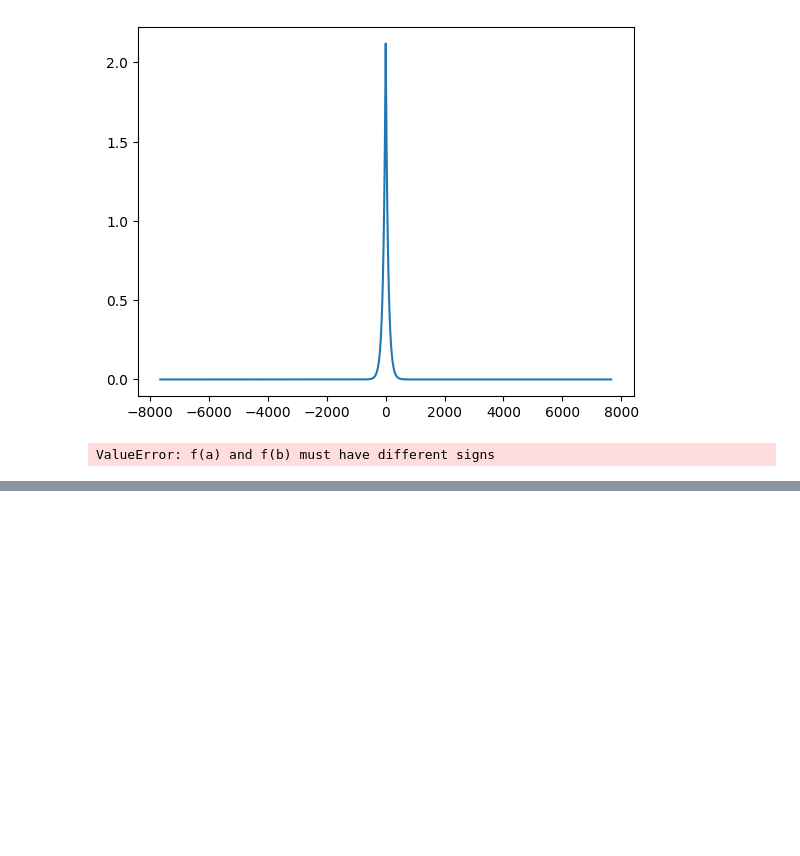
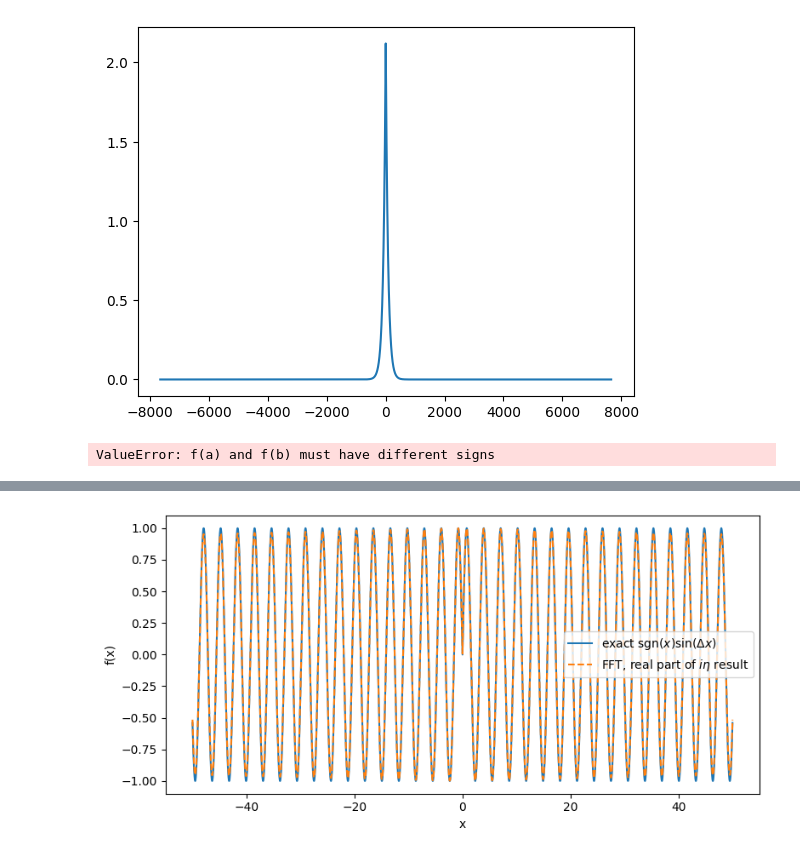
Before and after one commit to ClaudioQTM/2D_array, a Jupyter notebook: src/W_state/W_state_FFT.ipynb, the cells around one changed output, grey strips where cells are left out. Saved outputs shown, nothing was run; the diff lists cells and outputs as text; code cells hidden in the pictures; blank space fills up the shorter version.

```diff
--- a/src/W_state/W_state_FFT.ipynb
+++ b/src/W_state/W_state_FFT.ipynb
@@ -386,0 +421,87 @@ ValueError: f(a) and f(b) must have different signs
+# %%
+import numpy as np
+import matplotlib.pyplot as plt
+
+
+def inverse_pv_fft_i_eta(Delta, eta, N=2**20, dx=0.02):
+    """
+    Approximate
+
+        f(x) = int dk/(2pi) exp(i k x)
+               2 Delta PV[1/(Delta^2-k^2)]
+
+    using FFT and the i eta prescription
+
+        2 Delta / (Delta^2 - k^2 + i eta).
+
+    The real part gives the PV inverse transform.
+    """
+
+    # Real-space grid
+    x = (np.arange(N) - N // 2) * dx
+
+    # FFT-compatible momentum grid, unshifted
+    k = 2 * np.pi * np.fft.fftfreq(N, d=dx)
+
+    # i eta regularized momentum-space function
+    F_eta = 2 * Delta / (Delta**2 - k**2 + 1j * eta)
+
+    # Inverse Fourier transform:
+    #
+    # np.fft.ifft gives (1/N) sum_k exp(+i k x_n) F(k).
+    # Since dk/(2pi) = 1/(N dx), the continuum normalization gives
+    #
+    #     f(x_n) approx ifft(F_eta) / dx.
+    #
+    f_eta = np.fft.ifft(F_eta) / dx
+
+    # Shift x from [0, L) to [-L/2, L/2)
+    f_eta = np.fft.fftshift(f_eta)
+
+    # Principal-value part
+    f_pv = f_eta.real
+
+    return x, k, F_eta, f_eta, f_pv
+
+
+# Parameters
+Delta = 2.0
+eta = 0.004
+
+N = 2**20
+dx = 0.02
+
+x, k, F_eta, f_eta, f_pv = inverse_pv_fft_i_eta(
+    Delta=Delta,
+    eta=eta,
+    N=N,
+    dx=dx,
+)
+
+# Exact PV inverse transform
+f_exact = np.sign(x) * np.sin(Delta * x)
+
+# Plot central window only
+Xplot = 50
+mask = np.abs(x) < Xplot
+
+plt.figure(figsize=(8, 4))
+plt.plot(x[mask], f_exact[mask], label=r"exact $\operatorname{sgn}(x)\sin(\Delta x)$")
+plt.plot(x[mask], f_pv[mask], "--", label=r"FFT, real part of $i\eta$ result")
+plt.xlabel("x")
+plt.ylabel("f(x)")
+plt.legend()
+plt.tight_layout()
+plt.show()
+
+# Optional: check the imaginary part
+plt.figure(figsize=(8, 4))
+plt.plot(x[mask], f_eta.imag[mask], label=r"imaginary part")
+plt.plot(x[mask], -np.cos(Delta * x[mask]), "--", label=r"$-\cos(\Delta x)$, $\eta\to0$")
+plt.xlabel("x")
+plt.ylabel("Im f_eta(x)")
+plt.legend()
+plt.tight_layout()
+plt.show()
+# %% [output]
+[figure, added]
```
Also changed, not shown: parts of 5 cells of this notebook.
